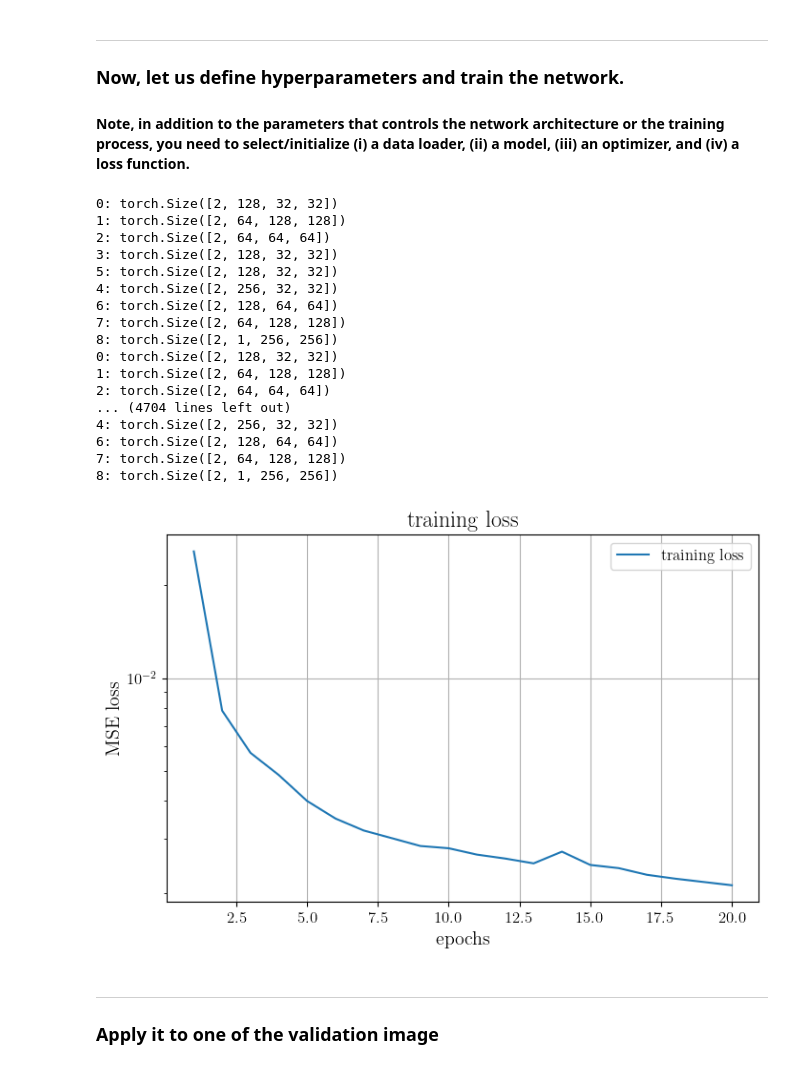
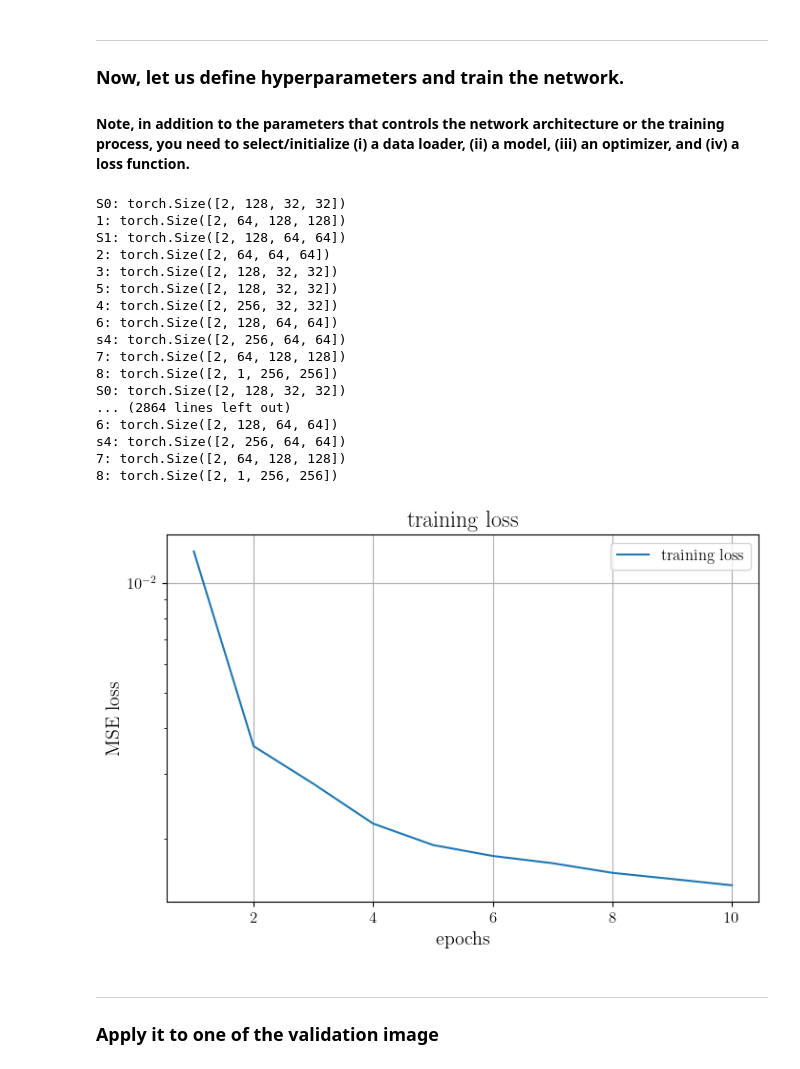
Before and after one commit to MihirJoe/MRI-Denoising, a Jupyter notebook: starter_code.ipynb, the cells around one changed output. Drawn from its saved outputs; the diff is of its cells as text; code cells hidden in the pictures.

Commit message:
denoise1 with 2 skip connections

```diff
--- a/starter_code.ipynb
+++ b/starter_code.ipynb
@@ -172,6 +172,10 @@ class Denoise1(nn.Module):
 
         self.conv1 = nn.Sequential(
             nn.Conv2d(1, 64, kernel_size=3, padding=1, stride=1),
+            nn.MaxPool2d((2,2),2))
+
+        self.convSkip2 = nn.Sequential(
+            nn.Conv2d(64, 128, kernel_size=3, padding=1),
             nn.MaxPool2d((2,2),2))
 
         self.conv2 = nn.Sequential(
@@ -192,16 +196,21 @@ class Denoise1(nn.Module):
         self.relu   = nn.ReLU()
         self.convT1 = nn.ConvTranspose2d(256, 128, kernel_size=2, stride=2)
         self.conv5 = nn.Conv2d(128, 128, kernel_size=3, padding=1)
-        self.convT2 = nn.ConvTranspose2d(128, 64, kernel_size=2, stride=2)
+        self.convT2 = nn.ConvTranspose2d(256, 64, kernel_size=2, stride=2)
         self.conv6 = nn.Conv2d(64, 64, kernel_size=3, padding=1)
         self.convT3 = nn.ConvTranspose2d(64, 32, kernel_size=2, stride=2)
         self.conv7 = nn.Conv2d(32, 1, kernel_size=3, padding=1)
 
     def forward(self, x):
         skip_connection1 = self.convSkip1(x)
-        print(f"0: {skip_connection.shape}")
+        print(f"S0: {skip_connection1.shape}")
+
         x = self.conv1(x)
         print(f"1: {x.shape}")
+
+        skip_connection2 = self.convSkip2(x)
+        print(f"S1: {skip_connection2.shape}")
+
         x = self.conv2(x)
         print(f"2: {x.shape}")
 
@@ -220,6 +229,14 @@ class Denoise1(nn.Module):
 
         x = self.relu(self.conv5(self.convT1(x)))
         print(f"6: {x.shape}")
+
+        if x.size(0) == 128:
+            x = torch.cat((x, skip_connection2), dim=0)
+            print(f"s4: {x.shape}")
+        elif x.size(0) == 2:
+            x = torch.cat((x, skip_connection2), dim=1)
+            print(f"s4: {x.shape}")
+
         x = self.relu(self.conv6(self.convT2(x)))
         print(f"7: {x.shape}")
         x = self.relu(self.conv7(self.convT3(x)))
@@ -736,38 +753,38 @@ ___
 # %%
 batch_size = 2  # Number of complete images in each batch
 lr = 1e-3  # Learning rate
 sig = 0.1  # Noise std
-num_epoch = 20  # Epochs
+num_epoch = 10  # Epochs
 
 # Model, criterion, and optimizer
 train_loader = create_loader(train_dataset, batch_size)
 #model = CustomCNN() # Pick a model
 model = Denoise1() # Pick a model
 #model = DeNoise1()
 opt = optim.Adam(model.parameters(), lr=lr) # Pick an optimizer
 criterion = nn.MSELoss() # Pick a loss function
 
 # Let's train the model
 train_model(model, opt, criterion, train_loader, num_epoch, noise_std=sig)
 # %% [output]
-0: torch.Size([2, 128, 32, 32])
+S0: torch.Size([2, 128, 32, 32])
 1: torch.Size([2, 64, 128, 128])
+S1: torch.Size([2, 128, 64, 64])
 2: torch.Size([2, 64, 64, 64])
 3: torch.Size([2, 128, 32, 32])
 5: torch.Size([2, 128, 32, 32])
 4: torch.Size([2, 256, 32, 32])
 6: torch.Size([2, 128, 64, 64])
+s4: torch.Size([2, 256, 64, 64])
 7: torch.Size([2, 64, 128, 128])
 8: torch.Size([2, 1, 256, 256])
-0: torch.Size([2, 128, 32, 32])
-1: torch.Size([2, 64, 128, 128])
-2: torch.Size([2, 64, 64, 64])
-... (4704 lines left out)
-4: torch.Size([2, 256, 32, 32])
+S0: torch.Size([2, 128, 32, 32])
+... (2864 lines left out)
 6: torch.Size([2, 128, 64, 64])
+s4: torch.Size([2, 256, 64, 64])
 7: torch.Size([2, 64, 128, 128])
 8: torch.Size([2, 1, 256, 256])
-[figure, old version]
+[figure, new version]
 # %% [markdown]
 ___
 ### Apply it to one of the validation image
```
Also changed, not shown: parts of 4 cells of this notebook.
